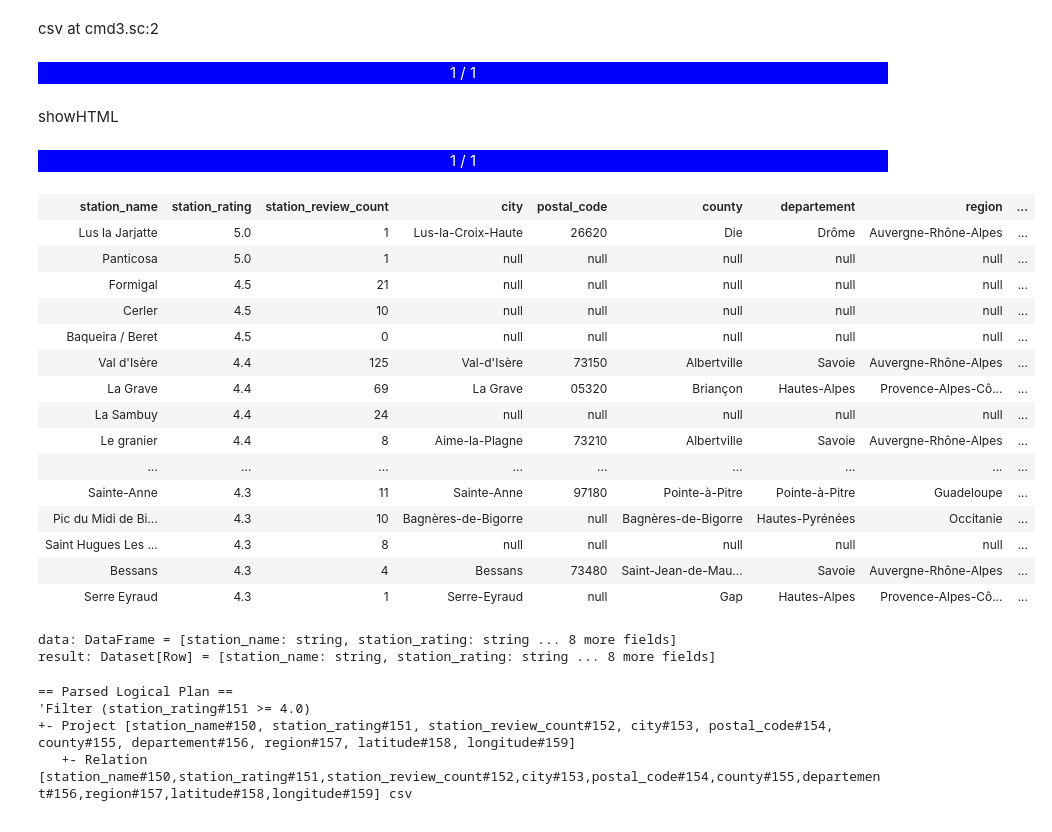
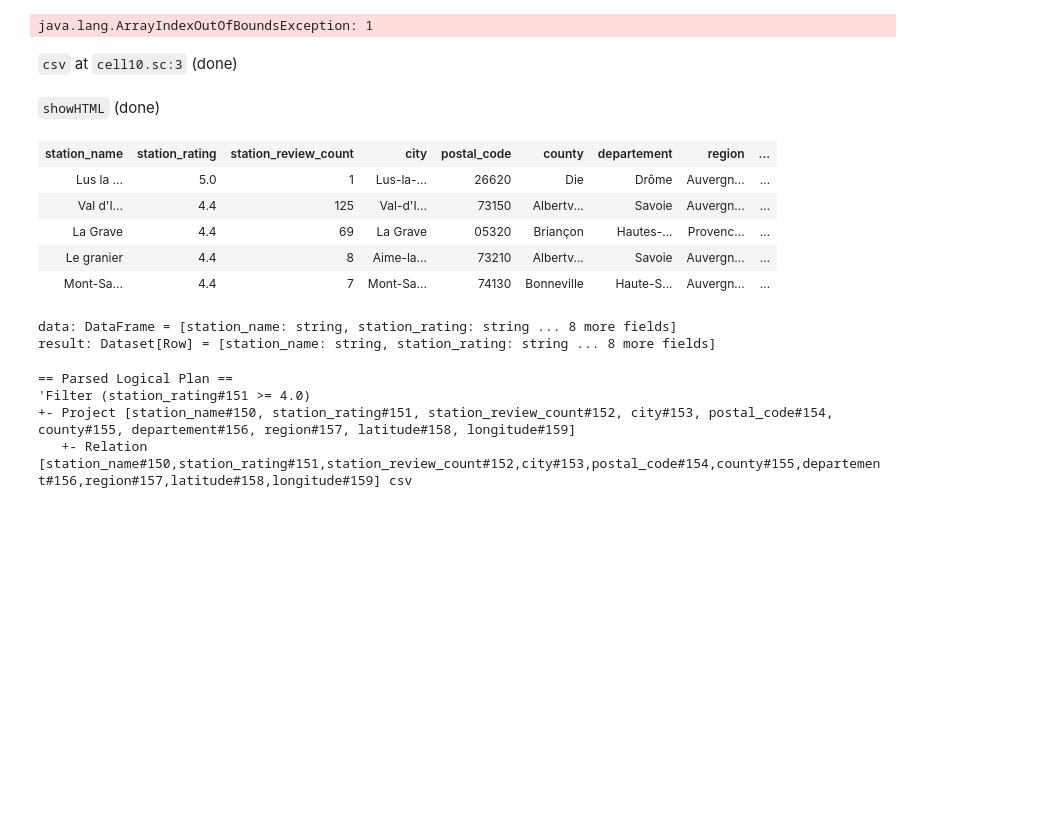
Before and after one commit to univalence/training-spark-tuning, a Jupyter notebook: lab/internal/Untitled.ipynb, the cells around one changed output. Cells and saved outputs as stored; diff of their text form; code cells hidden in the pictures; blank space fills up the shorter version.

```diff
--- a/lab/internal/Untitled.ipynb
+++ b/lab/internal/Untitled.ipynb
@@ -63,32 +57,30 @@ import $file.$                      , spark_helper._
+# %%
+// import $file.^.internal.spark_helper
+// import spark_helper.implicits._
+// spark_helper.init()
+1 + 1
+# %% [output]
+java.lang.ArrayIndexOutOfBoundsException: 1
 # %%
+%%data limit=5,truncate=10
+
 val data = (spark.read.option("header", true)
                    .csv("stations.csv"))
 val result = (data
     .select("*")
     .where(data("station_rating") >= 4.0))
+    .where(data("city").isNotNull)
 
-result.showHTML()
+result
 # %% [output]
-csv at cmd3.sc:2
+csv at cell10.sc:3 (done)
-1 / 1
+showHTML (done)
-showHTML
-1 / 1
 | station_name | station_rating | station_review_count | city | postal_code | county | departement | region | ... |
-| Lus la Jarjatte | 5.0 | 1 | Lus-la-Croix-Haute | 26620 | Die | Drôme | Auvergne-Rhône-Alpes | ... |
-| Panticosa | 5.0 | 1 | null | null | null | null | null | ... |
-| Formigal | 4.5 | 21 | null | null | null | null | null | ... |
-| Cerler | 4.5 | 10 | null | null | null | null | null | ... |
-| Baqueira / Beret | 4.5 | 0 | null | null | null | null | null | ... |
-| Val d'Isère | 4.4 | 125 | Val-d'Isère | 73150 | Albertville | Savoie | Auvergne-Rhône-Alpes | ... |
-| La Grave | 4.4 | 69 | La Grave | 05320 | Briançon | Hautes-Alpes | Provence-Alpes-Cô... | ... |
-| La Sambuy | 4.4 | 24 | null | null | null | null | null | ... |
-| Le granier | 4.4 | 8 | Aime-la-Plagne | 73210 | Albertville | Savoie | Auvergne-Rhône-Alpes | ... |
-| ... | ... | ... | ... | ... | ... | ... | ... | ... |
-| Sainte-Anne | 4.3 | 11 | Sainte-Anne | 97180 | Pointe-à-Pitre | Pointe-à-Pitre | Guadeloupe | ... |
-| Pic du Midi de Bi... | 4.3 | 10 | Bagnères-de-Bigorre | null | Bagnères-de-Bigorre | Hautes-Pyrénées | Occitanie | ... |
-| Saint Hugues Les ... | 4.3 | 8 | null | null | null | null | null | ... |
-| Bessans | 4.3 | 4 | Bessans | 73480 | Saint-Jean-de-Mau... | Savoie | Auvergne-Rhône-Alpes | ... |
-| Serre Eyraud | 4.3 | 1 | Serre-Eyraud | null | Gap | Hautes-Alpes | Provence-Alpes-Cô... | ... |
+| Lus la ... | 5.0 | 1 | Lus-la-... | 26620 | Die | Drôme | Auvergn... | ... |
+| Val d'I... | 4.4 | 125 | Val-d'I... | 73150 | Albertv... | Savoie | Auvergn... | ... |
+| La Grave | 4.4 | 69 | La Grave | 05320 | Briançon | Hautes-... | Provenc... | ... |
+| Le granier | 4.4 | 8 | Aime-la... | 73210 | Albertv... | Savoie | Auvergn... | ... |
+| Mont-Sa... | 4.4 | 7 | Mont-Sa... | 74130 | Bonneville | Haute-S... | Auvergn... | ... |
 data: DataFrame = [station_name: string, station_rating: string ... 8 more fields]
 result: Dataset[Row] = [station_name: string, station_rating: string ... 8 more fields]
 # %%
```
Also changed, not shown: parts of 2 cells of this notebook, 13 other files.
